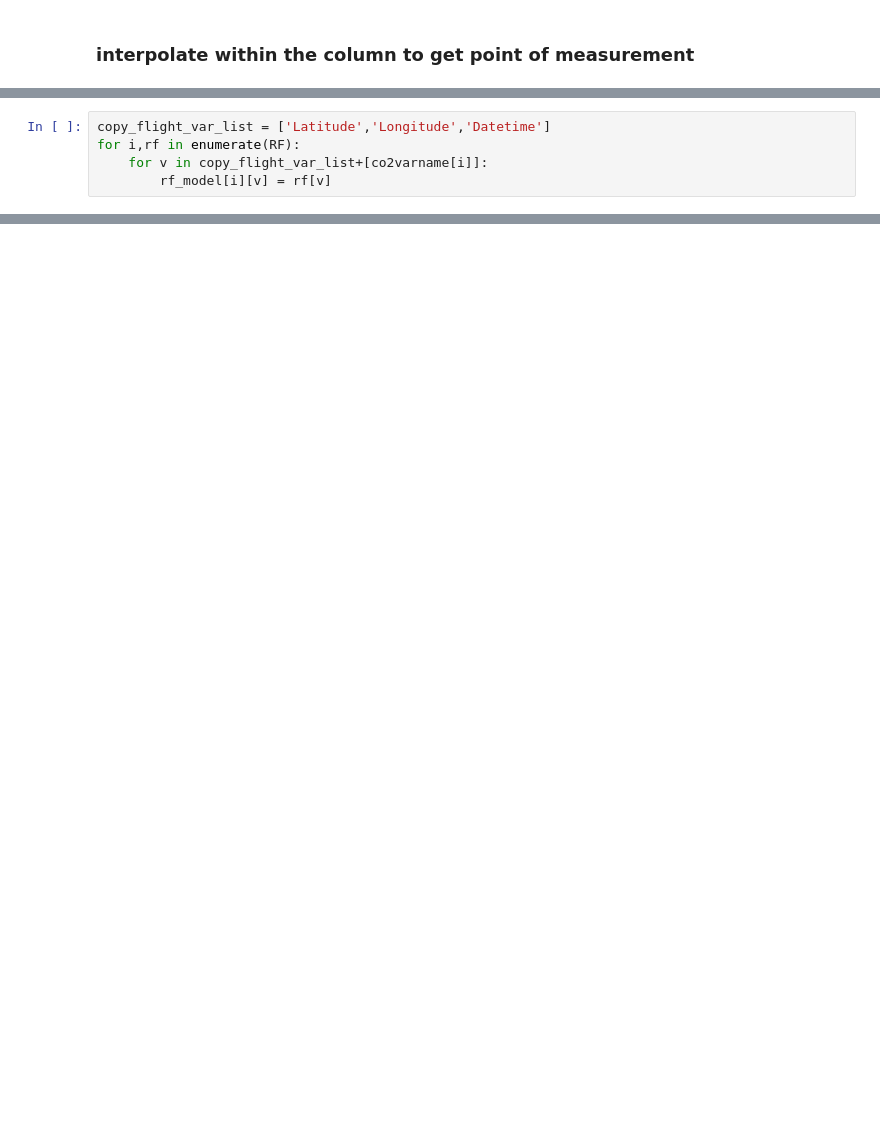
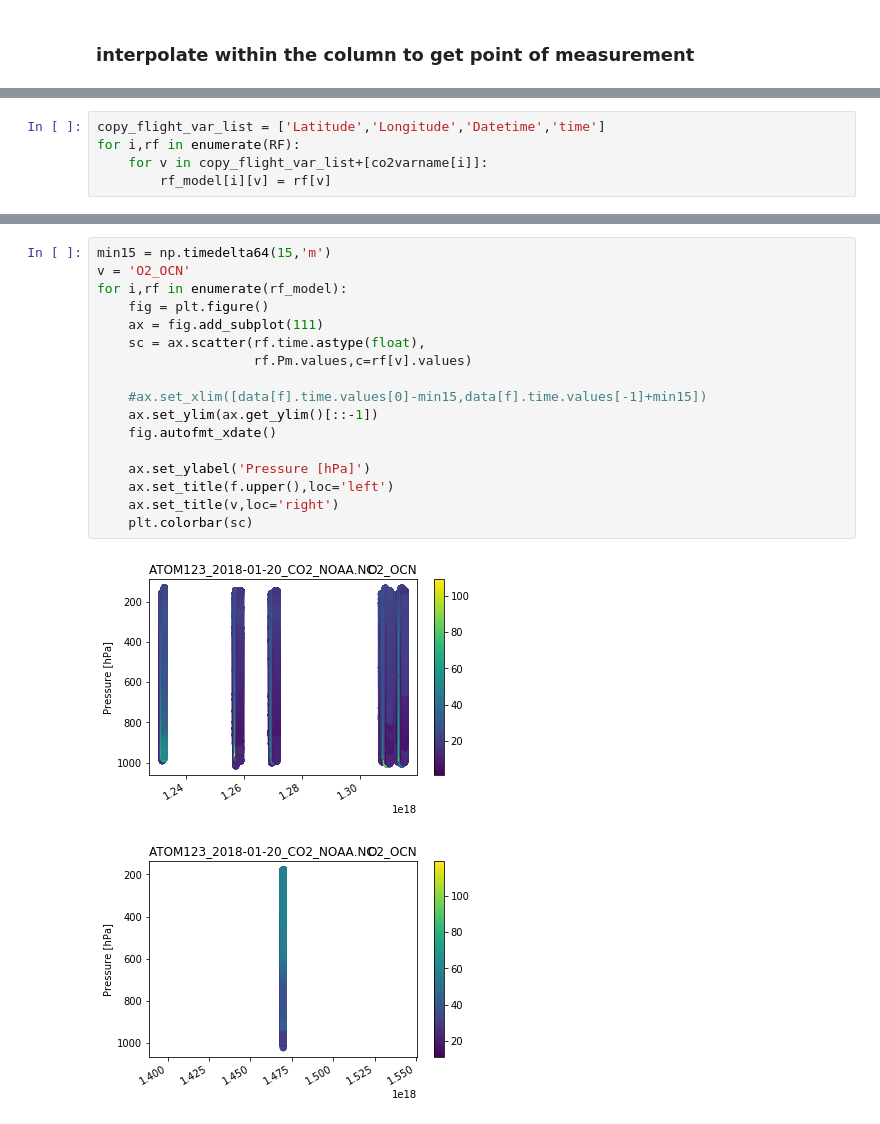
Before and after one commit to matt-long/orcas, a Jupyter notebook: calc_interp_model_to_HIPPO_ATOM.ipynb, the cells around one changed output, grey strips where cells are left out. Drawn from its saved outputs; the diff is of its cells as text; blank space fills up the shorter version.

```diff
--- a/calc_interp_model_to_HIPPO_ATOM.ipynb
+++ b/calc_interp_model_to_HIPPO_ATOM.ipynb
@@ -188,5 +172,5 @@ Wall time: 1min 30s
 # %%
-copy_flight_var_list = ['Latitude','Longitude','Datetime']
+copy_flight_var_list = ['Latitude','Longitude','Datetime','time']
 for i,rf in enumerate(RF):
     for v in copy_flight_var_list+[co2varname[i]]:
         rf_model[i][v] = rf[v]
@@ -221,0 +190,20 @@ for i,rf in enumerate(rf_model):
+# %%
+min15 = np.timedelta64(15,'m')
+v = 'O2_OCN'
+for i,rf in enumerate(rf_model):
+    fig = plt.figure()
+    ax = fig.add_subplot(111)
+    sc = ax.scatter(rf.time.astype(float),
+                    rf.Pm.values,c=rf[v].values)
+
+    #ax.set_xlim([data[f].time.values[0]-min15,data[f].time.values[-1]+min15])
+    ax.set_ylim(ax.get_ylim()[::-1])
+    fig.autofmt_xdate()
+
+    ax.set_ylabel('Pressure [hPa]')
+    ax.set_title(f.upper(),loc='left')
+    ax.set_title(v,loc='right')
+    plt.colorbar(sc)
+# %% [output]
+[figure, added]
+[figure, added]
```
Also changed, not shown: parts of 8 cells of this notebook, 2 other files.
